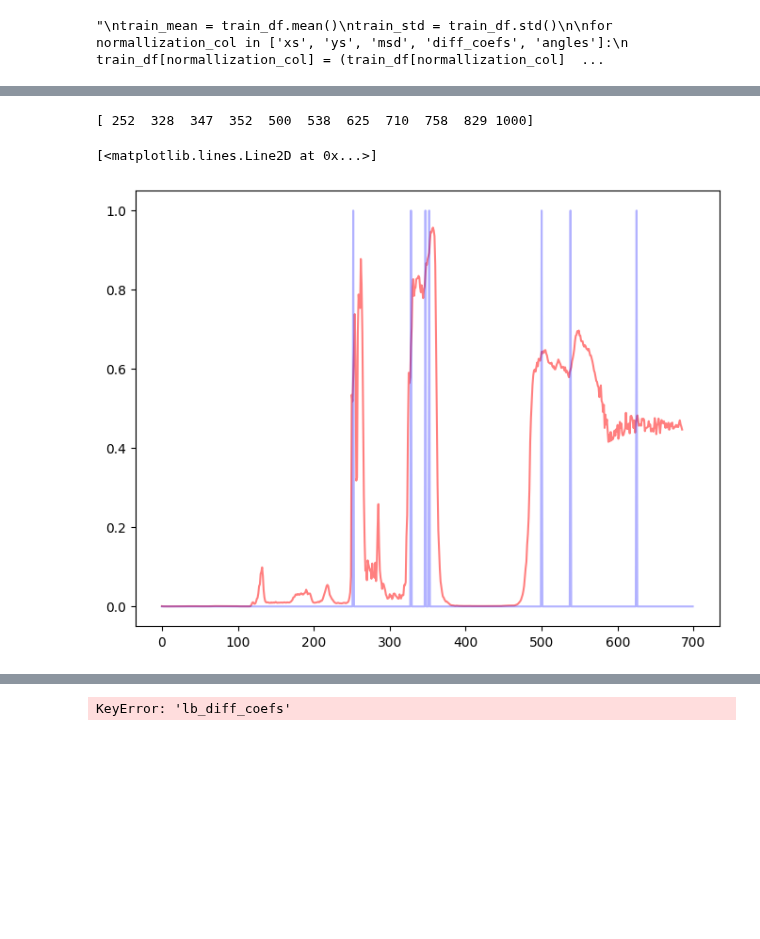
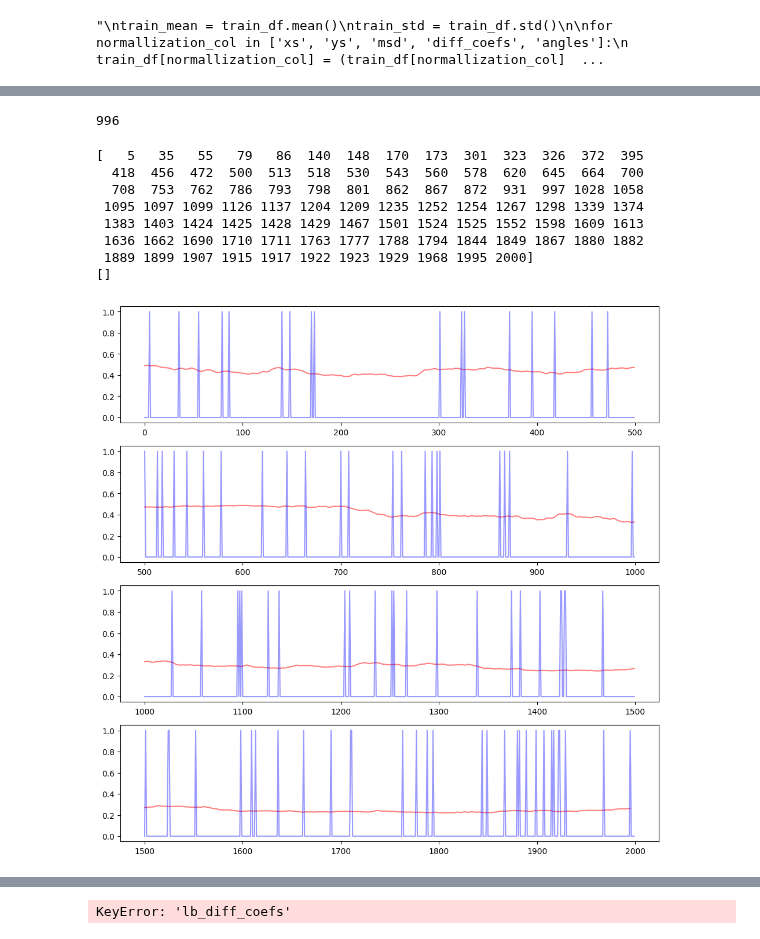
Before and after one commit to JunwooParkSaribu/SPT_a, a Jupyter notebook: analysis_modeling/training_sample.ipynb, the cells around one changed output, grey strips where cells are left out. Saved outputs shown, nothing was run; the diff lists cells and outputs as text; code cells hidden in the pictures; blank space fills up the shorter version.

```diff
--- a/analysis_modeling/training_sample.ipynb
+++ b/analysis_modeling/training_sample.ipynb
@@ -43,14 +43,14 @@ PATIENCE=50
 # %%
 N=1
-T=1000
+T=2000
 L = 1.5*128
 # %%
 trajs_model, labels_model = models_phenom().multi_state(N=N,
                                                         L=L,
                                                         T=T,
-                                                        alphas=[0.5, 1.5],  # Fixed alpha for each state
-                                                        Ds=[[0.1, 0.0], [1.0, 0.0]],# Mean and variance of each state
-                                                        M=[[0.99, 0.01], [0.01, 0.99]]
+                                                        alphas=[0.85, 1.15],  # Fixed alpha for each state
+                                                        Ds=[[0.1, 0.0], [0.1, 0.0]],# Mean and variance of each state
+                                                        M=[[0.95, 0.05], [0.05, 0.95]]
                                                        )
 plot_trajs(trajs_model, L, N, num_to_plot =2)
 # %% [output]
@@ -364,15 +358,17 @@ Label column name(s): None
 # %%
 %%time
 residual_lstm = tf.keras.Sequential([
-    tf.keras.layers.LSTM(1024),
+    tf.keras.layers.LSTM(2048),
     #tf.keras.layers.LSTM(512),
     #tf.keras.layers.Conv2D(filters=2048, kernel_size=(3, 3), padding='same'),
     #tf.keras.layers.Conv2D(filters=1024, kernel_size=(3, 3), padding='same'),
     #tf.keras.layers.Conv2D(filters=1024, kernel_size=(2, 2), padding='same'),
     #tf.keras.layers.Conv2D(filters=512, kernel_size=(2, 2), padding='same'),
     #tf.keras.layers.Dense(512),
+    tf.keras.layers.Dense(1024),
     tf.keras.layers.Dense(512),
     tf.keras.layers.Flatten(),
+    tf.keras.layers.Dropout(0.1),
     tf.keras.layers.Dense(1, 'sigmoid'),
 ])
 
@@ -413,14 +399,9 @@ def make_prediction_set(test_set, window_width):
       pred_set.append(tmp)
   return np.array(pred_set).reshape(len(pred_set), window_width, NB_INPUT_FEATURES, 1)
 # %%
-train_ = make_prediction_set(train_df, WINDOW_WIDTH)
-test_ = make_prediction_set(test_df, WINDOW_WIDTH)
+all_pred = make_prediction_set(df, WINDOW_WIDTH)
+all_pred_result = residual_lstm.predict(all_pred)
 
-train_result = residual_lstm.predict(train_)
-test_result = residual_lstm.predict(test_)
-
-print(target_train_df.shape)
-print(test_df.shape)
-print(train_result.shape, train_result[:10])
-print(test_result.shape)
+print(all_pred.shape)
+print(all_pred_result.shape, all_pred_result[:10])
 # %% [output]
@@ -442,19 +420,36 @@ print(test_result.shape)
+# %%
+min(1000, all_pred_result.shape[0]%1000)
+# %% [output]
+996
 # %%
 """
 plt.figure()
 plt.plot(np.arange(train_result.shape[0]), train_result[:,2], c='red')
 plt.plot(np.arange(target_train_df.shape[0]), target_train_df['states'], c='blue')
 """
 
 print(changepoints)
-print(np.where(np.round(train_result[:,0]) >=1)
-plt.figure()
-plt.plot(np.arange(train_result.shape[0]), train_result[:,0], c='red', alpha=0.5)
-plt.plot(np.arange(target_train_df.shape[0]), target_train_df['cps'], c='blue', alpha=0.3)
+print(np.where(np.round(all_pred_result[:,0]) >=1)[0] - WINDOW_WIDTH)
+fig, axs = plt.subplots(T//500, 1, figsize=(12, 12))
+for subplot_row in range(T//500):
+    axs[subplot_row].plot(
+        np.arange(min(1000, len(all_pred_result[:,0][subplot_row*500: subplot_row*500 + 500]))) + subplot_row*500,
+        all_pred_result[:,0][subplot_row*500: subplot_row*500 + 500],
+        c='red', alpha=0.5)
+    axs[subplot_row].plot(
+        np.arange(min(500, len(target_df['cps'][subplot_row*500: subplot_row*500 + 500]))) + subplot_row*500,
+        target_df['cps'][subplot_row*500: subplot_row*500 + 500],
+        c='blue', alpha=0.4)
 # %% [output]
-[ 252  328  347  352  500  538  625  710  758  829 1000]
+[   5   35   55   79   86  140  148  170  173  301  323  326  372  395
+  418  456  472  500  513  518  530  543  560  578  620  645  664  700
+  708  753  762  786  793  798  801  862  867  872  931  997 1028 1058
+ 1095 1097 1099 1126 1137 1204 1209 1235 1252 1254 1267 1298 1339 1374
+ 1383 1403 1424 1425 1428 1429 1467 1501 1524 1525 1552 1598 1609 1613
+ 1636 1662 1690 1710 1711 1763 1777 1788 1794 1844 1849 1867 1880 1882
+ 1889 1899 1907 1915 1917 1922 1923 1929 1968 1995 2000]
+[]
-[<matplotlib.lines.Line2D at 0x...>]
-[figure, old version]
+[figure, new version]
 # %%
 """
 plt.figure()
```
Also changed, not shown: parts of 13 cells of this notebook.
